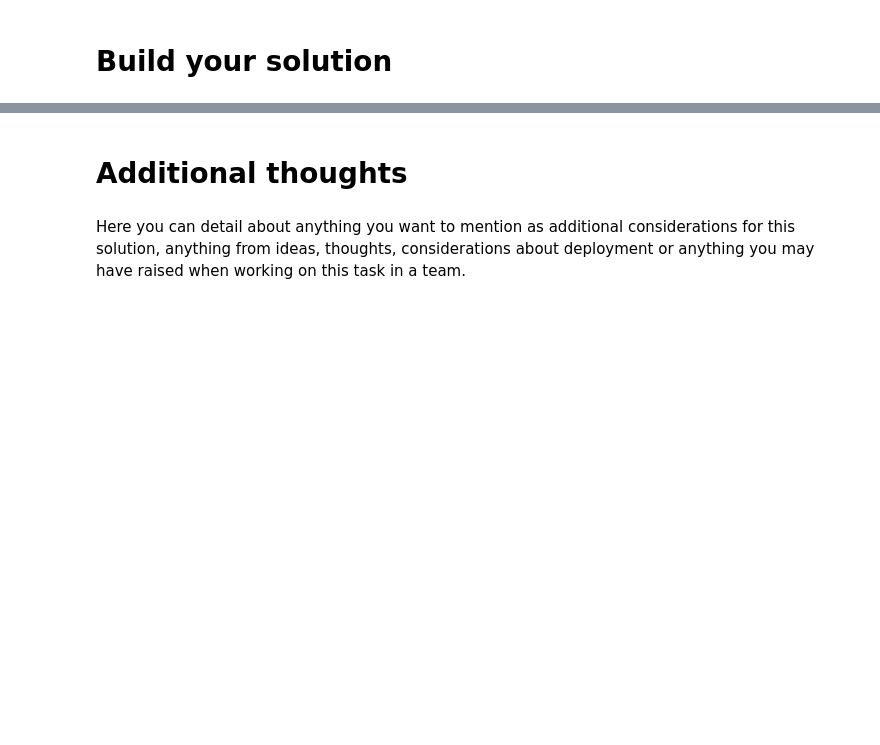
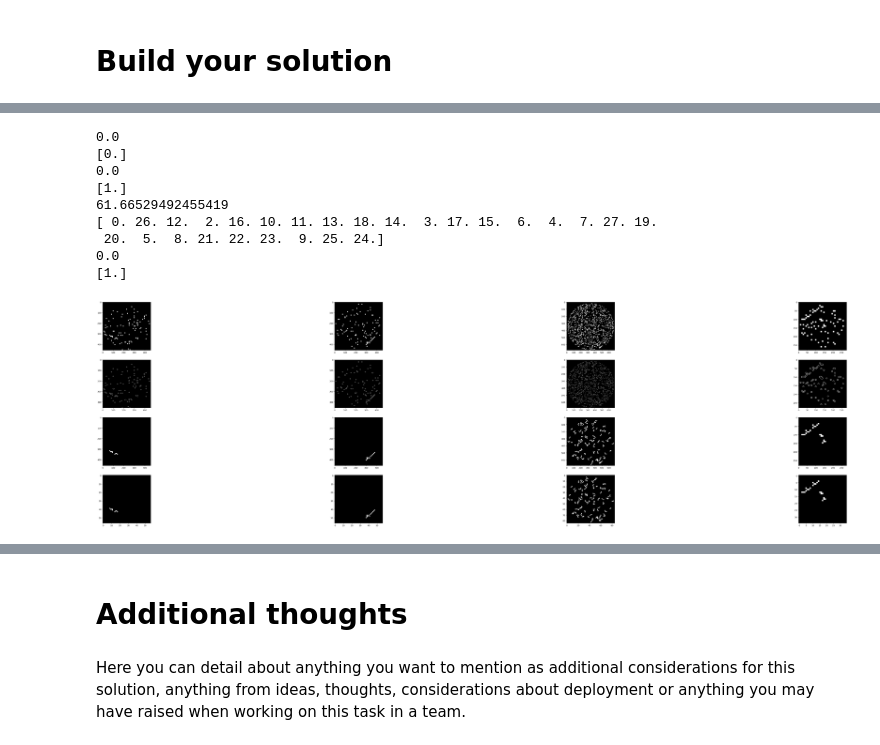
Before and after one commit to mattany/scratch_detection_assignment, a Jupyter notebook: scratch_detection_assignment.ipynb, the cells around one changed output, grey strips where cells are left out. Drawn from its saved outputs; the diff is of its cells as text; code cells hidden in the pictures; blank space fills up the shorter version.

```diff
--- a/scratch_detection_assignment.ipynb
+++ b/scratch_detection_assignment.ipynb
@@ -320,0 +329,78 @@ plot_wafer_maps_with_cluster(with_clusters, figsize = 8, labels = True)
+# %%
+from skimage import feature
+import cv2 as cv
+import numpy as np
+import matplotlib.pyplot as plt
+
+fig, ax = plt.subplots(4, len(with_clusters), figsize=(20*len(with_clusters), 20))
+for i, wafer in enumerate(with_clusters):
+    bad_bins = wafer.loc[(wafer['IsGoodDie'] == False)]
+    width = (bad_bins['DieX']).max() + 1
+
+    center = ((bad_bins['DieX']).max() + 1) // 2
+    delta = 0.03
+    bad_bins = bad_bins[(bad_bins["DieX"] - center) ** 2 + (bad_bins["DieY"] - center) ** 2 < center ** 2 * (1 - delta)]
+
+    image = np.zeros((width, width), dtype="uint8")
+    for index, row in bad_bins.iterrows():
+        x, y, color = row['DieX'], row['DieY'], 100
+        image[-y, x] = color
+    image = cv.resize(image, dsize=(8*width, 8*width), interpolation=cv.INTER_NEAREST)
+
+#     edges = cv.Canny(image,100,200, apertureSize=7, L2gradient =True)
+    edges = feature.canny(image, sigma=2, mode="nearest")
+    edges2 = edges.astype(np.uint8)
+    contours, hierarchy = cv.findContours(image.astype(np.uint8), 1, 2)
+    img = np.ones([8*width, 8*width])
+#     print(len(contours), end=" ")
+    filtered_contours = [c for c in contours if cv.contourArea(c) > 200]
+#     print(len(filtered_contours))
+    cv.drawContours(img, filtered_contours, -1, color=(255,255,255), thickness=-1)
+    contours_2, hierarchy = cv.findContours((img / 32).astype(np.uint8), 1, 2)
+
+    cv.drawContours(img, contours_2, -1, color=(255,255,255), thickness=-1)
+
+
+#     for j, cnt in enumerate(filtered_contours):
+#         area = cv.contourArea(cnt)
+#         if area <= threshold_area:
+#             contours.remoev
+#             if j % 2:
+#                 val = 2
+#             else:
+#                 val = 3
+#             for point in cnt:
+#                 edges[point] = val
+#         print(area)
+#     edges2 = feature.canny(image, sigma=2, mode="wrap")
+
+    downsample = cv.resize(img, (width, width), interpolation=cv.INTER_NEAREST)
+    ax[2][i].imshow(img, cmap="gray")
+    ax[1][i].imshow(edges2, cmap="gray")
+    ax[0][i].imshow(image, cmap="gray")
+    ax[3][i].imshow(downsample, cmap="gray")
+
+    bad_bins["pred"] = downsample[-bad_bins["DieY"], bad_bins["DieX"]] != 1
+    unique_clusters = bad_bins[(bad_bins["pred"] == 1) & (bad_bins["cluster"] > -1)]["cluster"].unique()
+    if len(unique_clusters) > 3:
+        bad_bins["pred"] = False
+#     for y_pred in range(width -1 , -1, -1):
+#         for x_pred in range(width):
+#             bad_bins
+#     print(bad_bins.head())
+fig.show()
+#     print(bad_bins.head())
+#     ax.scatter(bad_bins['DieX'], bad_bins['DieY'], c = bad_bins["cluster"], marker='s', s = s)
+
+#     edges1 = feature.canny(wafer)
+# %% [output]
+0.0
+[0.]
+0.0
+[1.]
+61.66529492455419
+[ 0. 26. 12.  2. 16. 10. 11. 13. 18. 14.  3. 17. 15.  6.  4.  7. 27. 19.
+ 20.  5.  8. 21. 22. 23.  9. 25. 24.]
+0.0
+[1.]
+[figure, added]
```
Also changed, not shown: parts of 23 cells of this notebook, 1 other file.
